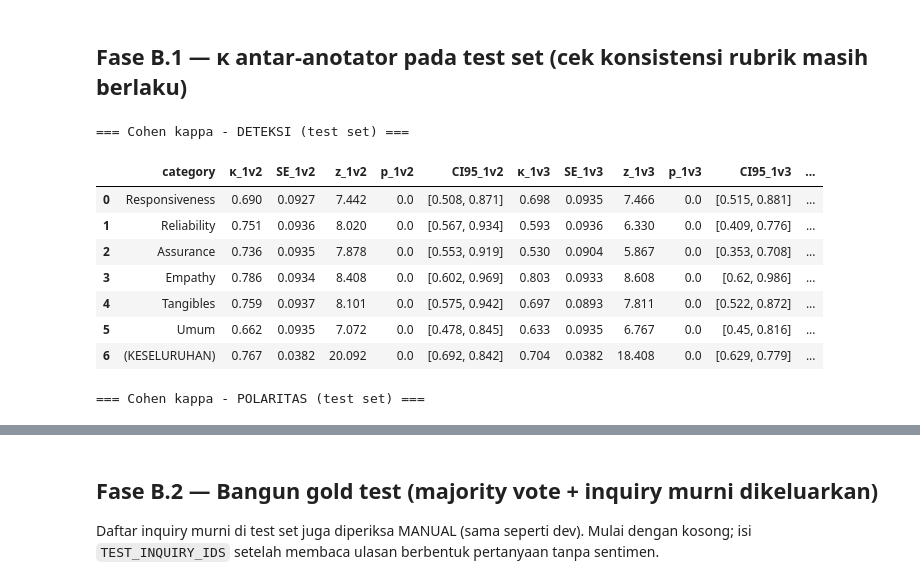
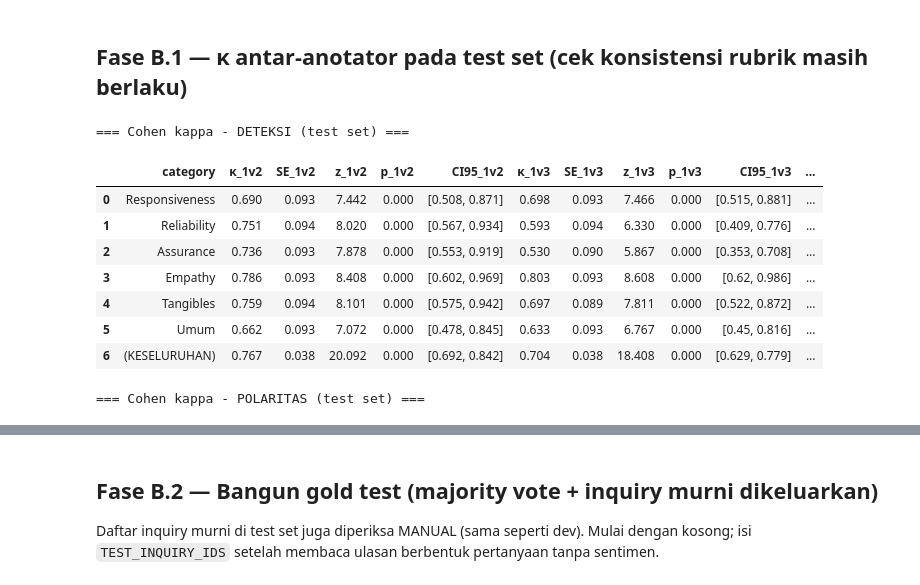
Before and after one commit to dalrn/suarapasien-dashboard, a Jupyter notebook: codes/notebooks/05_heldout_test.ipynb, the cells around one changed output, grey strips where cells are left out. Drawn from its saved outputs; the diff is of its cells as text; code cells hidden in the pictures.

```diff
--- a/codes/notebooks/05_heldout_test.ipynb
+++ b/codes/notebooks/05_heldout_test.ipynb
@@ -105,26 +105,26 @@ Prompt **tidak diubah** dari v2.
 # %%
 test = pd.read_csv(OUT / 'testset_sample.csv', encoding='utf-8-sig', dtype={'review_id': str})
 test_ids = test['review_id'].tolist()
 text_by_id = dict(zip(test['review_id'], test['review_text']))
 
 tann1 = ev.annotations_to_dict(load_annotations(OUT / 'testset_anotasi_1.xlsx'))
 tann2 = ev.annotations_to_dict(load_annotations(OUT / 'testset_anotasi_2.xlsx'))
 tann3 = ev.annotations_to_dict(load_annotations(OUT / 'testset_anotasi_3.xlsx'))
 
 print('=== Cohen kappa - DETEKSI (test set) ===')
-pd.set_option('display.max_columns', None); pd.set_option('display.width', 200)
+pd.set_option('display.max_columns', None); pd.set_option('display.width', 200); pd.set_option('display.float_format', lambda x: '%.3f' % x)
 display(ev.kappa_detection(tann1, tann2, tann3, test_ids))
 print('\n=== Cohen kappa - POLARITAS (test set) ===')
 display(ev.kappa_polarity(tann1, tann2, tann3, test_ids))
 # %% [output]
 === Cohen kappa - DETEKSI (test set) ===
 |  | category | κ_1v2 | SE_1v2 | z_1v2 | p_1v2 | CI95_1v2 | κ_1v3 | SE_1v3 | z_1v3 | p_1v3 | CI95_1v3 | ... |
-| 0 | Responsiveness | 0.690 | 0.0927 | 7.442 | 0.0 | [0.508, 0.871] | 0.698 | 0.0935 | 7.466 | 0.0 | [0.515, 0.881] | ... |
-| 1 | Reliability | 0.751 | 0.0936 | 8.020 | 0.0 | [0.567, 0.934] | 0.593 | 0.0936 | 6.330 | 0.0 | [0.409, 0.776] | ... |
-| 2 | Assurance | 0.736 | 0.0935 | 7.878 | 0.0 | [0.553, 0.919] | 0.530 | 0.0904 | 5.867 | 0.0 | [0.353, 0.708] | ... |
-| 3 | Empathy | 0.786 | 0.0934 | 8.408 | 0.0 | [0.602, 0.969] | 0.803 | 0.0933 | 8.608 | 0.0 | [0.62, 0.986] | ... |
-| 4 | Tangibles | 0.759 | 0.0937 | 8.101 | 0.0 | [0.575, 0.942] | 0.697 | 0.0893 | 7.811 | 0.0 | [0.522, 0.872] | ... |
-| 5 | Umum | 0.662 | 0.0935 | 7.072 | 0.0 | [0.478, 0.845] | 0.633 | 0.0935 | 6.767 | 0.0 | [0.45, 0.816] | ... |
-| 6 | (KESELURUHAN) | 0.767 | 0.0382 | 20.092 | 0.0 | [0.692, 0.842] | 0.704 | 0.0382 | 18.408 | 0.0 | [0.629, 0.779] | ... |
+| 0 | Responsiveness | 0.690 | 0.093 | 7.442 | 0.000 | [0.508, 0.871] | 0.698 | 0.093 | 7.466 | 0.000 | [0.515, 0.881] | ... |
+| 1 | Reliability | 0.751 | 0.094 | 8.020 | 0.000 | [0.567, 0.934] | 0.593 | 0.094 | 6.330 | 0.000 | [0.409, 0.776] | ... |
+| 2 | Assurance | 0.736 | 0.093 | 7.878 | 0.000 | [0.553, 0.919] | 0.530 | 0.090 | 5.867 | 0.000 | [0.353, 0.708] | ... |
+| 3 | Empathy | 0.786 | 0.093 | 8.408 | 0.000 | [0.602, 0.969] | 0.803 | 0.093 | 8.608 | 0.000 | [0.62, 0.986] | ... |
+| 4 | Tangibles | 0.759 | 0.094 | 8.101 | 0.000 | [0.575, 0.942] | 0.697 | 0.089 | 7.811 | 0.000 | [0.522, 0.872] | ... |
+| 5 | Umum | 0.662 | 0.093 | 7.072 | 0.000 | [0.478, 0.845] | 0.633 | 0.093 | 6.767 | 0.000 | [0.45, 0.816] | ... |
+| 6 | (KESELURUHAN) | 0.767 | 0.038 | 20.092 | 0.000 | [0.692, 0.842] | 0.704 | 0.038 | 18.408 | 0.000 | [0.629, 0.779] | ... |
 === Cohen kappa - POLARITAS (test set) ===
 |  | pasangan | n_item | kappa | SE | z | p | CI95 |
```
Also changed, not shown: parts of 1 cell of this notebook, 31 other files.
